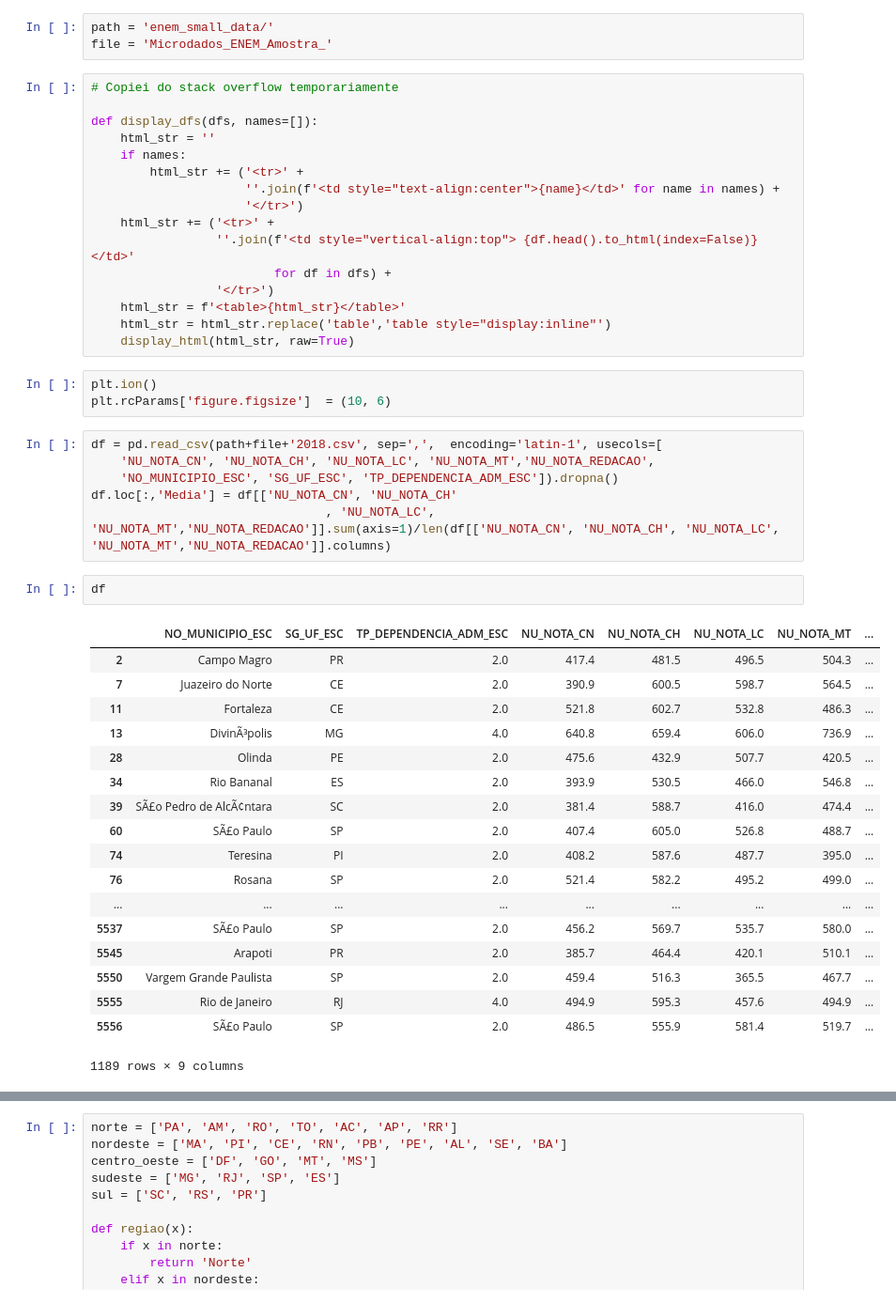
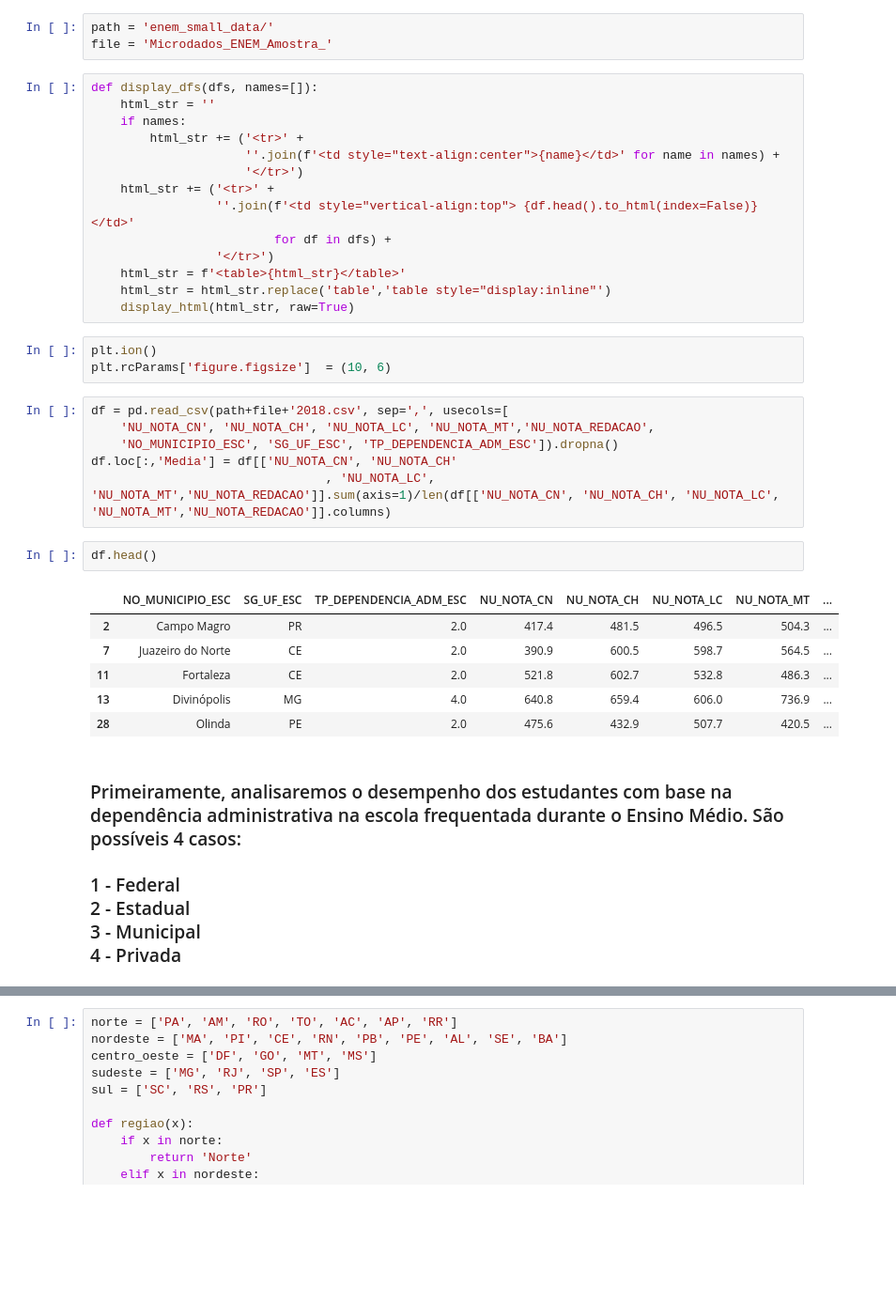
Before and after one commit to barbaragribeiro/enem-data-analysis, a Jupyter notebook: analise_notas_escola.ipynb, the cells around one changed output, grey strips where cells are left out. Shown: that part at 94% size. Saved outputs shown, nothing was run; the diff lists cells and outputs as text; blank space fills up the shorter version.

```diff
--- a/analise_notas_escola.ipynb
+++ b/analise_notas_escola.ipynb
@@ -8,8 +10,6 @@ from IPython.display import display_html
 path = 'enem_small_data/'
 file = 'Microdados_ENEM_Amostra_'
 # %%
-# Copiei do stack overflow temporariamente
-
 def display_dfs(dfs, names=[]):
     html_str = ''
     if names:
@@ -27,29 +27,23 @@ def display_dfs(dfs, names=[]):
 plt.ion()
 plt.rcParams['figure.figsize']  = (10, 6)
 # %%
-df = pd.read_csv(path+file+'2018.csv', sep=',',  encoding='latin-1', usecols=[
+df = pd.read_csv(path+file+'2018.csv', sep=',', usecols=[
     'NU_NOTA_CN', 'NU_NOTA_CH', 'NU_NOTA_LC', 'NU_NOTA_MT','NU_NOTA_REDACAO',
     'NO_MUNICIPIO_ESC', 'SG_UF_ESC', 'TP_DEPENDENCIA_ADM_ESC']).dropna()
 df.loc[:,'Media'] = df[['NU_NOTA_CN', 'NU_NOTA_CH'
                                 , 'NU_NOTA_LC', 'NU_NOTA_MT','NU_NOTA_REDACAO']].sum(axis=1)/len(df[['NU_NOTA_CN', 'NU_NOTA_CH', 'NU_NOTA_LC', 'NU_NOTA_MT','NU_NOTA_REDACAO']].columns)
 # %%
-df
+df.head()
 # %% [output]
 |  | NO_MUNICIPIO_ESC | SG_UF_ESC | TP_DEPENDENCIA_ADM_ESC | NU_NOTA_CN | NU_NOTA_CH | NU_NOTA_LC | NU_NOTA_MT | ... |
 | 2 | Campo Magro | PR | 2.0 | 417.4 | 481.5 | 496.5 | 504.3 | ... |
 | 7 | Juazeiro do Norte | CE | 2.0 | 390.9 | 600.5 | 598.7 | 564.5 | ... |
 | 11 | Fortaleza | CE | 2.0 | 521.8 | 602.7 | 532.8 | 486.3 | ... |
-| 13 | DivinÃ³polis | MG | 4.0 | 640.8 | 659.4 | 606.0 | 736.9 | ... |
+| 13 | Divinópolis | MG | 4.0 | 640.8 | 659.4 | 606.0 | 736.9 | ... |
 | 28 | Olinda | PE | 2.0 | 475.6 | 432.9 | 507.7 | 420.5 | ... |
-| 34 | Rio Bananal | ES | 2.0 | 393.9 | 530.5 | 466.0 | 546.8 | ... |
-| 39 | SÃ£o Pedro de AlcÃ¢ntara | SC | 2.0 | 381.4 | 588.7 | 416.0 | 474.4 | ... |
-| 60 | SÃ£o Paulo | SP | 2.0 | 407.4 | 605.0 | 526.8 | 488.7 | ... |
-| 74 | Teresina | PI | 2.0 | 408.2 | 587.6 | 487.7 | 395.0 | ... |
-| 76 | Rosana | SP | 2.0 | 521.4 | 582.2 | 495.2 | 499.0 | ... |
-| ... | ... | ... | ... | ... | ... | ... | ... | ... |
-| 5537 | SÃ£o Paulo | SP | 2.0 | 456.2 | 569.7 | 535.7 | 580.0 | ... |
-| 5545 | Arapoti | PR | 2.0 | 385.7 | 464.4 | 420.1 | 510.1 | ... |
-| 5550 | Vargem Grande Paulista | SP | 2.0 | 459.4 | 516.3 | 365.5 | 467.7 | ... |
-| 5555 | Rio de Janeiro | RJ | 4.0 | 494.9 | 595.3 | 457.6 | 494.9 | ... |
-| 5556 | SÃ£o Paulo | SP | 2.0 | 486.5 | 555.9 | 581.4 | 519.7 | ... |
-1189 rows × 9 columns
+# %% [markdown]
+<h3>Primeiramente, analisaremos o desempenho dos estudantes com base na dependência administrativa na escola frequentada durante o Ensino Médio. São possíveis 4 casos: </h3>
+<h3>1 - Federal <br>
+2 - Estadual <br>
+3 - Municipal <br>
+4 - Privada <br></h3>
```
Also changed, not shown: parts of 20 cells of this notebook.
